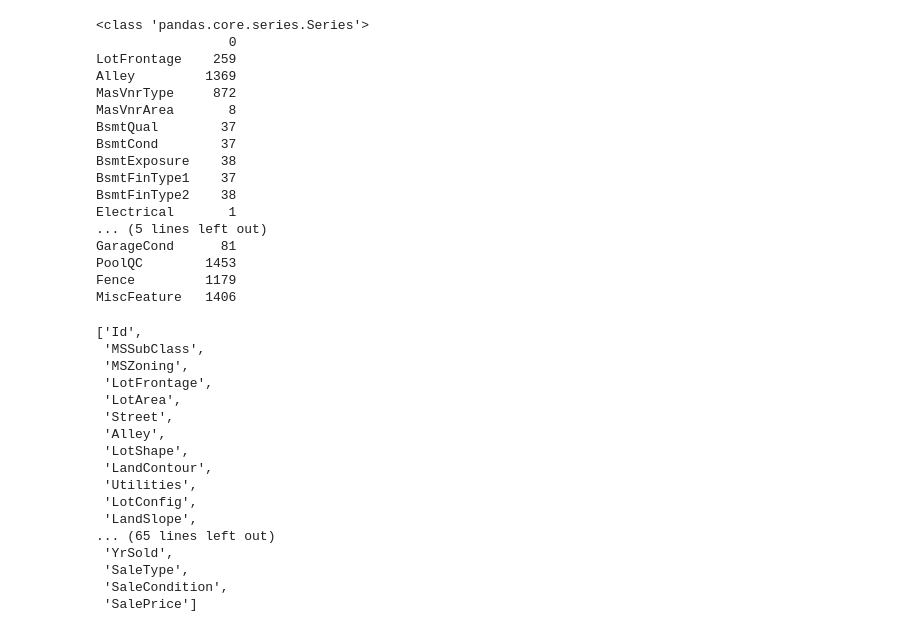
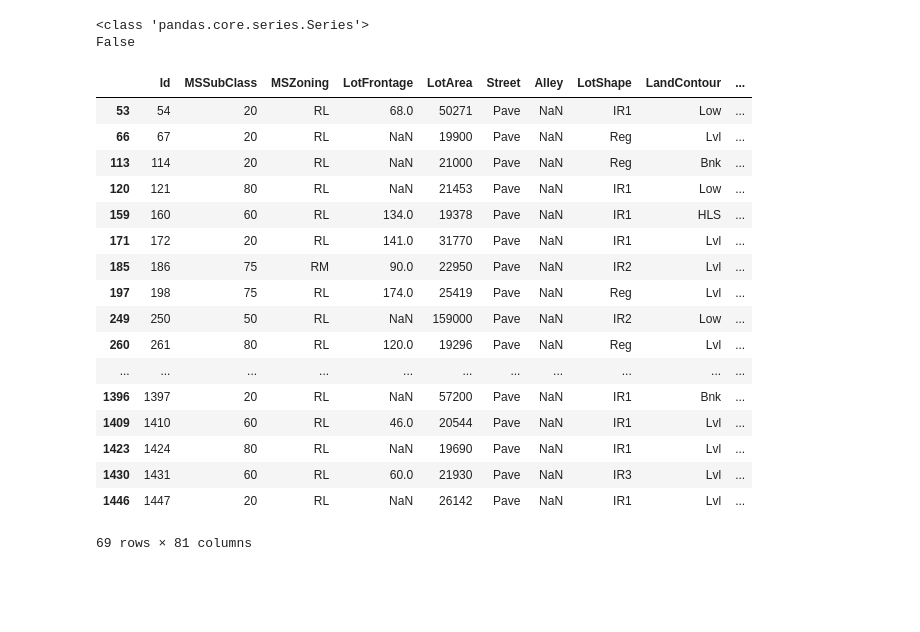
Before and after one commit to daviloncio/repositorio2, a Jupyter notebook: practica aprendizaje 1.ipynb, the cells around one changed output. Drawn from its saved outputs; the diff is of its cells as text; code cells hidden in the pictures; blank space fills up the shorter version.

```diff
--- a/practica aprendizaje 1.ipynb
+++ b/practica aprendizaje 1.ipynb
@@ -32,45 +33,46 @@ data
 # %%
 pd.set_option('display.max_rows',500)
 print(type(data.isnull().sum()))
-a=pd.DataFrame(data.isnull().sum())  #con esto vemos los nan en cada columna
+tabla_nules=pd.DataFrame(data.isnull().sum())  #con esto vemos los nan en cada columna
 #es necesario para quitar las filas con ceros hacer a la variable 'a' un dataframe?
-a = a[a.iloc[:,0] != 0]
-print(a)
-pd.set_option('display.max_rows',10)
+tabla_nules = tabla_nules[tabla_nules.iloc[:,0] != 0]
 
-data.columns.unique().tolist()
+pd.set_option('display.max_rows',None)  #AQUÍ NO SALE TODO POQUE
+#tabla_nules
+print(data['LotArea'].isnull().any())
 # %% [output]
 <class 'pandas.core.series.Series'>
-                 0
-LotFrontage    259
-Alley         1369
-MasVnrType     872
-MasVnrArea       8
-BsmtQual        37
-BsmtCond        37
-BsmtExposure    38
-BsmtFinType1    37
-BsmtFinType2    38
-Electrical       1
-... (5 lines left out)
-GarageCond      81
-PoolQC        1453
-Fence         1179
-MiscFeature   1406
+False
-['Id',
- 'MSSubClass',
- 'MSZoning',
- 'LotFrontage',
- 'LotArea',
- 'Street',
- 'Alley',
- 'LotShape',
- 'LandContour',
- 'Utilities',
- 'LotConfig',
- 'LandSlope',
-... (65 lines left out)
- 'YrSold',
- 'SaleType',
- 'SaleCondition',
- 'SalePrice']
+# %%
+def is_outlier_IQR(df):
+    Q1=df.quantile(0.25)
+    Q3=df.quantile(0.75)
+    IQR = Q3-Q1
+    return (df<(Q1-1.5*IQR)) | (df>(Q3+1.5*IQR))
+
+tabla_outliers=(is_outlier_IQR(data['LotArea']))  #.sum()
+
+filas_outl=[]
+for ind,boole in tabla_outliers.items():  #hay 69 outliers
+    if boole==True: filas_outl.append(ind)
+
+data.iloc[filas_outl]
+# %% [output]
+|  | Id | MSSubClass | MSZoning | LotFrontage | LotArea | Street | Alley | LotShape | LandContour | ... |
+| 53 | 54 | 20 | RL | 68.0 | 50271 | Pave | NaN | IR1 | Low | ... |
+| 66 | 67 | 20 | RL | NaN | 19900 | Pave | NaN | Reg | Lvl | ... |
+| 113 | 114 | 20 | RL | NaN | 21000 | Pave | NaN | Reg | Bnk | ... |
+| 120 | 121 | 80 | RL | NaN | 21453 | Pave | NaN | IR1 | Low | ... |
+| 159 | 160 | 60 | RL | 134.0 | 19378 | Pave | NaN | IR1 | HLS | ... |
+| 171 | 172 | 20 | RL | 141.0 | 31770 | Pave | NaN | IR1 | Lvl | ... |
+| 185 | 186 | 75 | RM | 90.0 | 22950 | Pave | NaN | IR2 | Lvl | ... |
+| 197 | 198 | 75 | RL | 174.0 | 25419 | Pave | NaN | Reg | Lvl | ... |
+| 249 | 250 | 50 | RL | NaN | 159000 | Pave | NaN | IR2 | Low | ... |
+| 260 | 261 | 80 | RL | 120.0 | 19296 | Pave | NaN | Reg | Lvl | ... |
+| ... | ... | ... | ... | ... | ... | ... | ... | ... | ... | ... |
+| 1396 | 1397 | 20 | RL | NaN | 57200 | Pave | NaN | IR1 | Bnk | ... |
+| 1409 | 1410 | 60 | RL | 46.0 | 20544 | Pave | NaN | IR1 | Lvl | ... |
+| 1423 | 1424 | 80 | RL | NaN | 19690 | Pave | NaN | IR1 | Lvl | ... |
+| 1430 | 1431 | 60 | RL | 60.0 | 21930 | Pave | NaN | IR3 | Lvl | ... |
+| 1446 | 1447 | 20 | RL | NaN | 26142 | Pave | NaN | IR1 | Lvl | ... |
+69 rows × 81 columns
```
Also changed, not shown: parts of 1 cell of this notebook, 1 other file.
